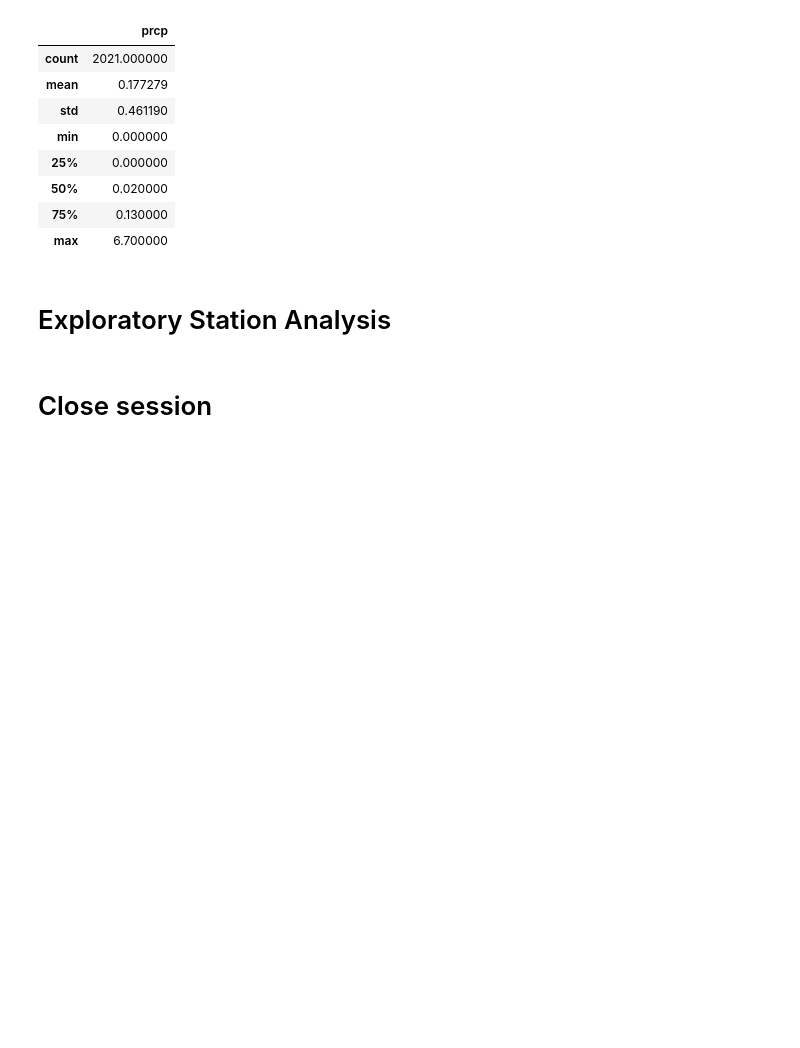
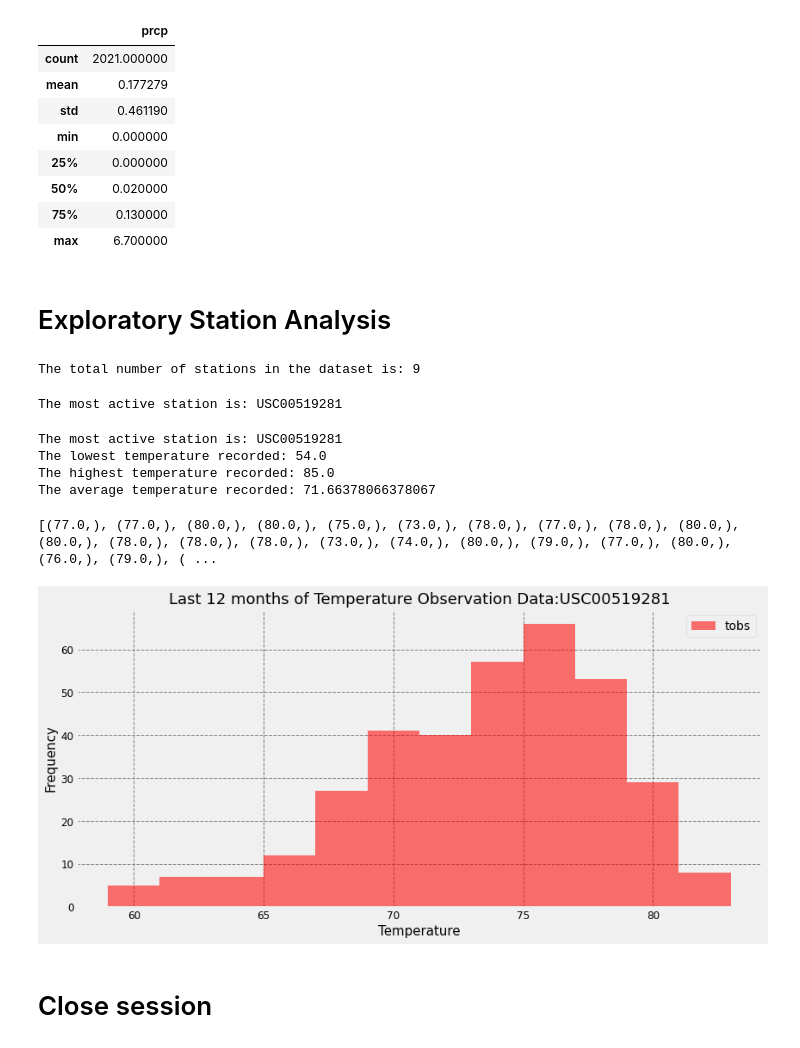
Before and after one commit to supriyada/sqlalchemy-challenge, a Jupyter notebook: climate_starter.ipynb, the cells around one changed output. Cells and saved outputs as stored; diff of their text form; code cells hidden in the pictures; blank space fills up the shorter version.

Commit message:
Station analysis

```diff
--- a/climate_starter.ipynb
+++ b/climate_starter.ipynb
@@ -112,6 +117,18 @@ sorted_df.describe()
 # Exploratory Station Analysis
 # %%
 # Design a query to calculate the total number stations in the dataset
+station_count = session.query(Station).count()
+print(f"The total number of stations in the dataset is: {station_count}")
+# %% [output]
+The total number of stations in the dataset is: 9
 # %%
+
 # Design a query to find the most active stations (i.e. what stations have the most rows?)
 # List the stations and the counts in descending order.
+active_station = session.query(Measurement.station, func.count().label("measurement_count"))\
+                                                        .group_by(Measurement.station)\
+                                                        .order_by(desc(func.count())).first()
+
+print(f'The most active station is: {active_station.station}')
+# %% [output]
+The most active station is: USC00519281
@@ -120,6 +135,48 @@ sorted_df.describe()
+# %%
+# Using the most active station id from the previous query, calculate the lowest, highest, and average temperature.
+most_active_station = active_station.station
+print(f'The most active station is: {most_active_station}')
+analyse_station = session.query(Measurement, \
+                               func.min(Measurement.tobs).label("mini_temp"),\
+                                func.max(Measurement.tobs).label("max_temp"),\
+                                func.avg(Measurement.tobs).label("average_temp")).filter(Measurement.station == most_active_station).all()
+for result in analyse_station:
+    print(f"The lowest temperature recorded: {result.mini_temp}")
+    print(f"The highest temperature recorded: {result.max_temp}")
+    print(f"The average temperature recorded: {result.average_temp}")
+# %% [output]
+The most active station is: USC00519281
+The lowest temperature recorded: 54.0
+The highest temperature recorded: 85.0
+The average temperature recorded: 71.66378066378067
 # %%
 # Using the most active station id
 # Query the last 12 months of temperature observation data for this station and plot the results as a histogram
+active_station_tob = session.query(Measurement.tobs).\
+                filter(Measurement.date.between(start_date,most_recent_date)).\
+                filter(Measurement.station == most_active_station).all()
+
+print(active_station_tob)
+# %% [output]
+[(77.0,), (77.0,), (80.0,), (80.0,), (75.0,), (73.0,), (78.0,), (77.0,), (78.0,), (80.0,), (80.0,), (78.0,), (78.0,), (78.0,), (73.0,), (74.0,), (80.0,), (79.0,), (77.0,), (80.0,), (76.0,), (79.0,), ( ...
+# %%
+hist_df = pd.DataFrame(active_station_tob, columns=['tobs'])
+#hist_df.head(10)
+
+temp_hist_plot = hist_df.hist(column = 'tobs',bins = 12, grid=True, xlabelsize = 12, ylabelsize = 12,\
+        figsize=(12, 6),color = 'red',alpha = 0.55,legend = True)
+
+plt.title(f'Last 12 months of Temperature Observation Data:{most_active_station}',fontdict={'fontsize':18})
+plt.xlabel('Temperature',fontdict={'fontsize':15})
+plt.ylabel('Frequency',fontdict={'fontsize':15})
+plt.grid(axis = 'y',color='gray', linestyle='dashed')
+plt.grid(axis = 'x',color='gray', linestyle='dashed')
+
+plt.tight_layout()
+plt.savefig("Images/station_histogram.png")
+plt.show()
+# %% [output]
+[figure, added]
 # %% [markdown]
 # Close session
 # %%
```
Also changed, not shown: parts of 3 cells of this notebook, 2 other files.
